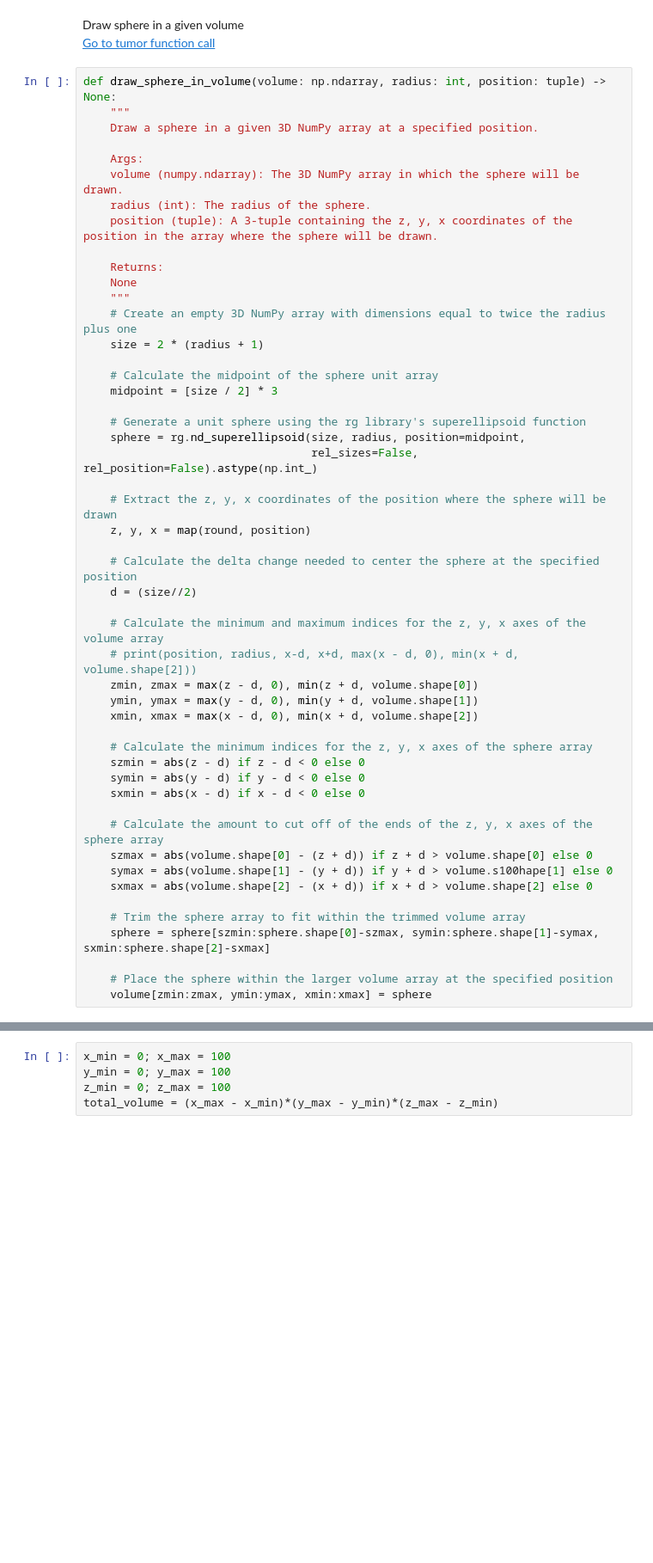
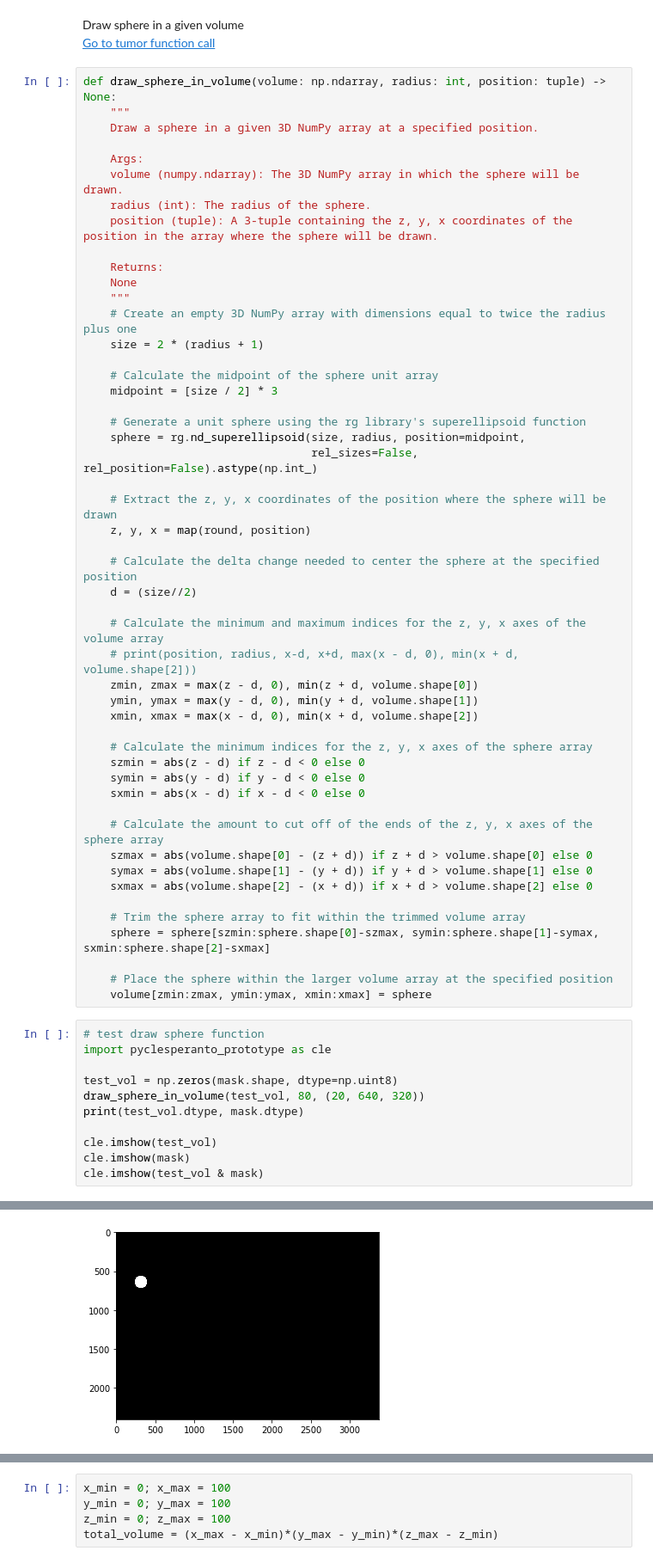
Before and after one commit to dkermany/mdspacer, a Jupyter notebook: ipynb/confocal_3D/Spatial3D.ipynb, the cells around one changed output, grey strips where cells are left out. Shown at 86% size. Saved outputs shown, nothing was run; the diff lists cells and outputs as text; blank space fills up the shorter version.

```diff
--- a/ipynb/confocal_3D/Spatial3D.ipynb
+++ b/ipynb/confocal_3D/Spatial3D.ipynb
@@ -120,7 +151,7 @@ def draw_sphere_in_volume(volume: np.ndarray, radius: int, position: tuple) -> N
 
     # Calculate the amount to cut off of the ends of the z, y, x axes of the sphere array
     szmax = abs(volume.shape[0] - (z + d)) if z + d > volume.shape[0] else 0
-    symax = abs(volume.shape[1] - (y + d)) if y + d > volume.s100hape[1] else 0
+    symax = abs(volume.shape[1] - (y + d)) if y + d > volume.shape[1] else 0
     sxmax = abs(volume.shape[2] - (x + d)) if x + d > volume.shape[2] else 0
 
     # Trim the sphere array to fit within the trimmed volume array
@@ -128,3 +159,15 @@ def draw_sphere_in_volume(volume: np.ndarray, radius: int, position: tuple) -> N
 
     # Place the sphere within the larger volume array at the specified position
     volume[zmin:zmax, ymin:ymax, xmin:xmax] = sphere
+# %%
+# test draw sphere function
+import pyclesperanto_prototype as cle
+
+test_vol = np.zeros(mask.shape, dtype=np.uint8)
+draw_sphere_in_volume(test_vol, 80, (20, 640, 320))
+print(test_vol.dtype, mask.dtype)
+
+cle.imshow(test_vol)
+cle.imshow(mask)
+cle.imshow(test_vol & mask)
+# %% [output]
@@ -130,0 +175 @@ def draw_sphere_in_volume(volume: np.ndarray, radius: int, position: tuple) -> N
+[figure, added]
```
Also changed, not shown: parts of 12 cells of this notebook.
